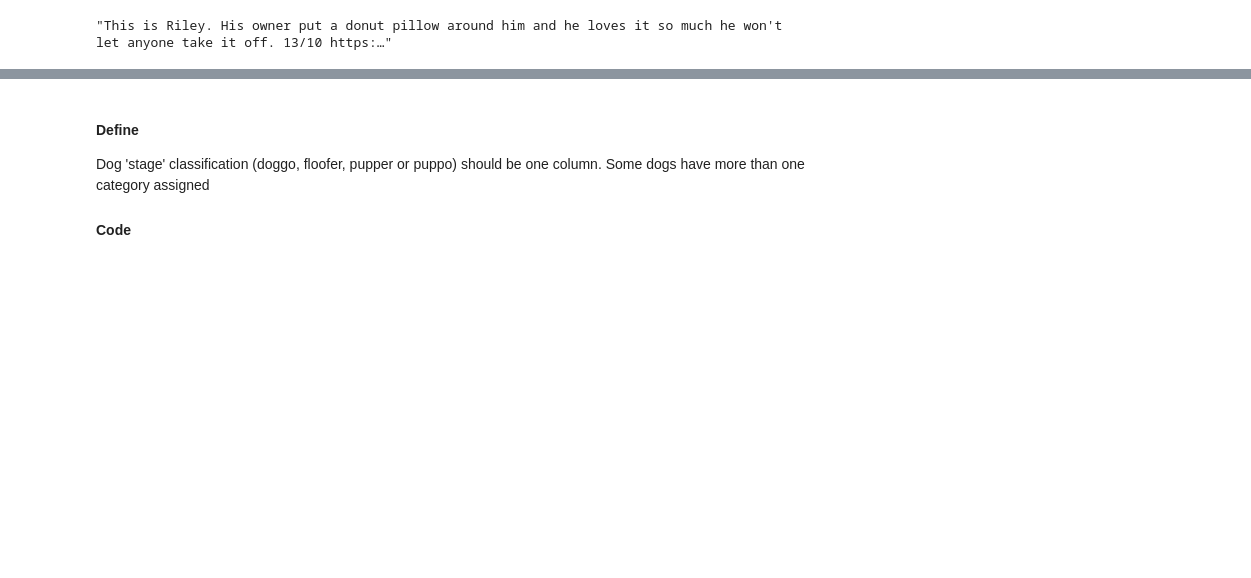
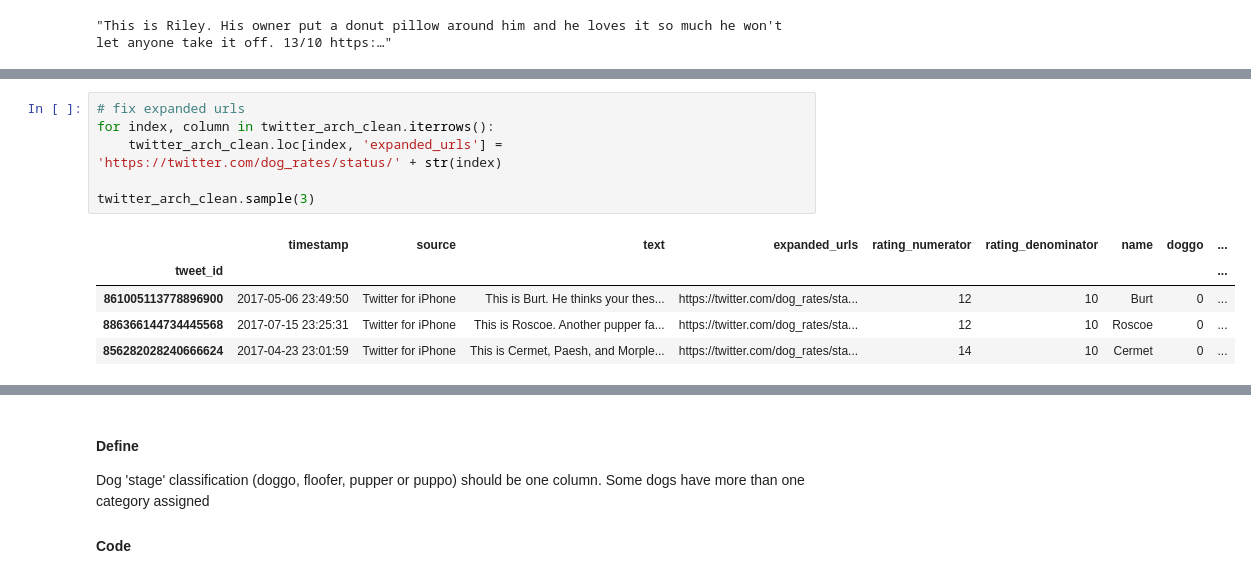
Before and after one commit to stembarb/DA--Wrangle-Analyze-WeRateDogs-Data, a Jupyter notebook: wrangle_act.ipynb, the cells around one changed output, grey strips where cells are left out. Saved outputs shown, nothing was run; the diff lists cells and outputs as text; blank space fills up the shorter version.

```diff
--- a/wrangle_act.ipynb
+++ b/wrangle_act.ipynb
@@ -580,0 +611,12 @@ twitter_arch_clean.text[838831947270979586]
+# %%
+# fix expanded urls
+for index, column in twitter_arch_clean.iterrows():
+    twitter_arch_clean.loc[index, 'expanded_urls'] = 'https://twitter.com/dog_rates/status/' + str(index)
+
+twitter_arch_clean.sample(3)
+# %% [output]
+|  | timestamp | source | text | expanded_urls | rating_numerator | rating_denominator | name | doggo | ... |
+| tweet_id |  |  |  |  |  |  |  |  | ... |
+| 861005113778896900 | 2017-05-06 23:49:50 | Twitter for iPhone | This is Burt. He thinks your thes... | https://twitter.com/dog_rates/sta... | 12 | 10 | Burt | 0 | ... |
+| 886366144734445568 | 2017-07-15 23:25:31 | Twitter for iPhone | This is Roscoe. Another pupper fa... | https://twitter.com/dog_rates/sta... | 12 | 10 | Roscoe | 0 | ... |
+| 856282028240666624 | 2017-04-23 23:01:59 | Twitter for iPhone | This is Cermet, Paesh, and Morple... | https://twitter.com/dog_rates/sta... | 14 | 10 | Cermet | 0 | ... |
```
Also changed, not shown: parts of 32 cells of this notebook.
